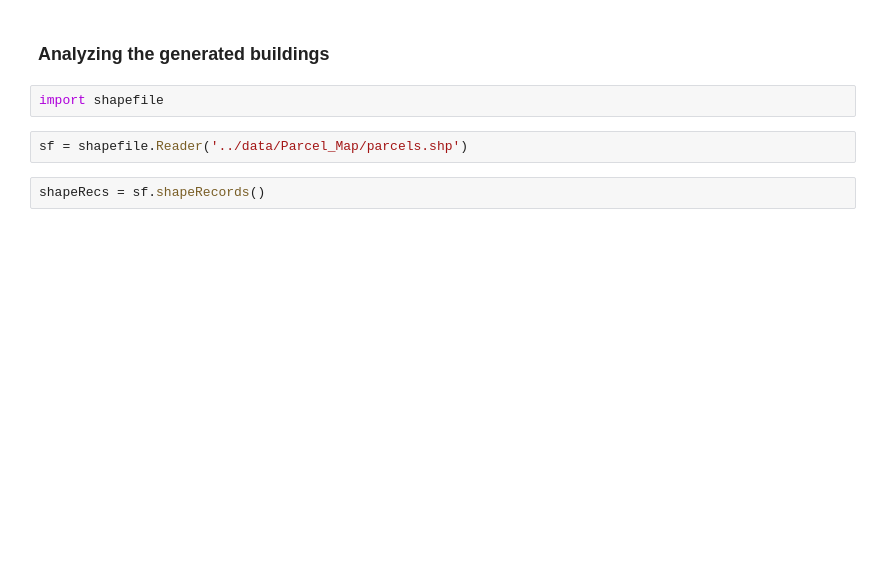
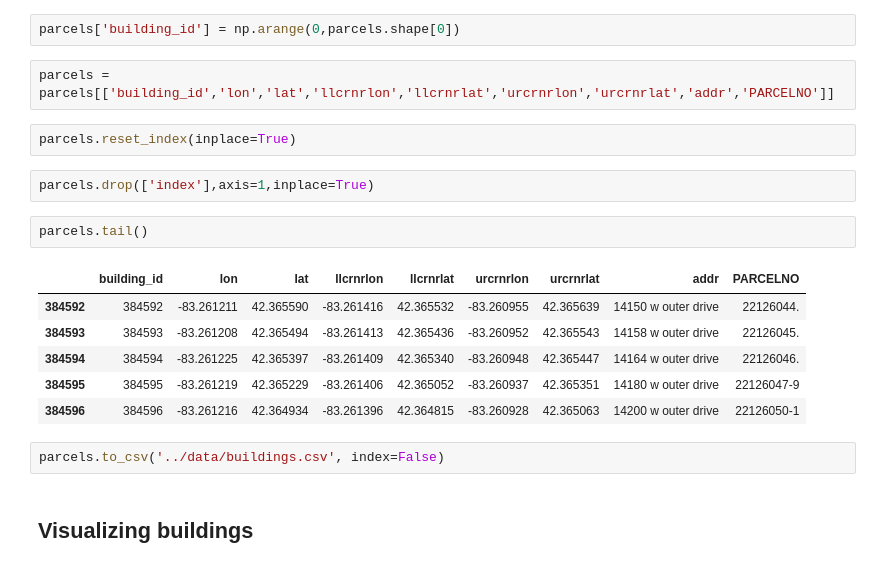
Before and after one commit to cyang019/blight_fight, a Jupyter notebook: src/Building_List.ipynb, the cells around one changed output. Cells and saved outputs as stored; diff of their text form; blank space fills up the shorter version.

```diff
--- a/src/Building_List.ipynb
+++ b/src/Building_List.ipynb
@@ -13,8 +112,21 @@ __Notes__:
+# %%
+parcels['building_id'] = np.arange(0,parcels.shape[0])
+# %%
+parcels = parcels[['building_id','lon','lat','llcrnrlon','llcrnrlat','urcrnrlon','urcrnrlat','addr','PARCELNO']]
+# %%
+parcels.reset_index(inplace=True)
+# %%
+parcels.drop(['index'],axis=1,inplace=True)
+# %%
+parcels.tail()
+# %% [output]
+|  | building_id | lon | lat | llcrnrlon | llcrnrlat | urcrnrlon | urcrnrlat | addr | PARCELNO |
+| 384592 | 384592 | -83.261211 | 42.365590 | -83.261416 | 42.365532 | -83.260955 | 42.365639 | 14150 w outer drive | 22126044. |
+| 384593 | 384593 | -83.261208 | 42.365494 | -83.261413 | 42.365436 | -83.260952 | 42.365543 | 14158 w outer drive | 22126045. |
+| 384594 | 384594 | -83.261225 | 42.365397 | -83.261409 | 42.365340 | -83.260948 | 42.365447 | 14164 w outer drive | 22126046. |
+| 384595 | 384595 | -83.261219 | 42.365229 | -83.261406 | 42.365052 | -83.260937 | 42.365351 | 14180 w outer drive | 22126047-9 |
+| 384596 | 384596 | -83.261216 | 42.364934 | -83.261396 | 42.364815 | -83.260928 | 42.365063 | 14200 w outer drive | 22126050-1 |
+# %%
+parcels.to_csv('../data/buildings.csv', index=False)
 # %% [markdown]
-### Analyzing the generated buildings
+## Visualizing buildings
-# %%
-import shapefile
-# %%
-sf = shapefile.Reader('../data/Parcel_Map/parcels.shp')
-# %%
-shapeRecs = sf.shapeRecords()
```
Also changed, not shown: parts of 24 cells of this notebook, 4 other files.
